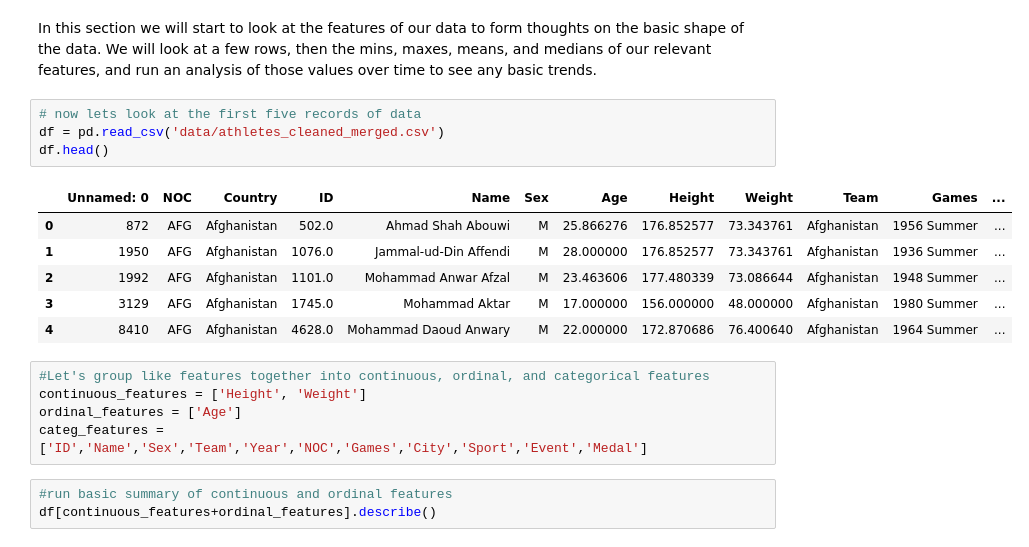
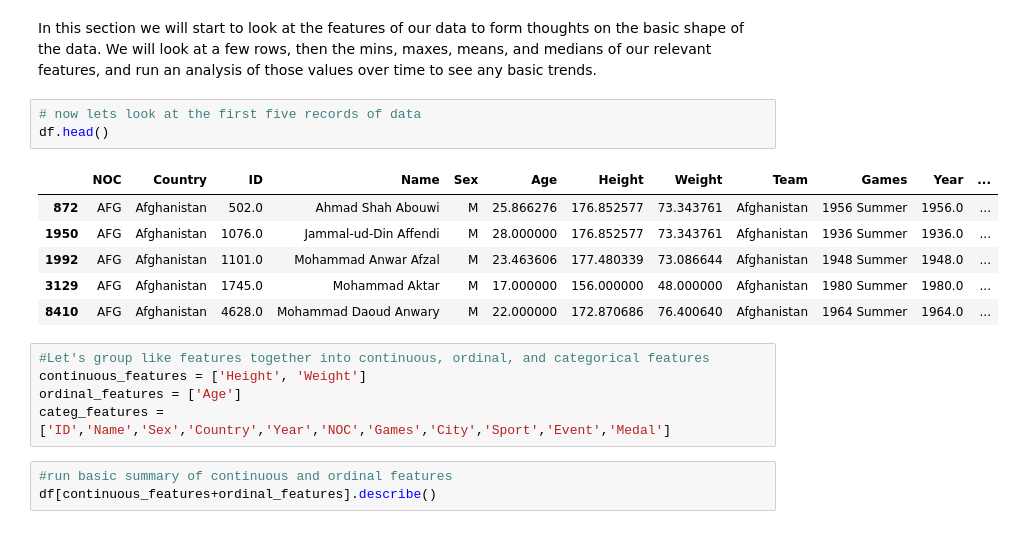
Before and after one commit to i4a/olympics, a Jupyter notebook: LabAssignmentOne.ipynb, the cells around one changed output. Drawn from its saved outputs; the diff is of its cells as text.

```diff
--- a/LabAssignmentOne.ipynb
+++ b/LabAssignmentOne.ipynb
@@ -226,20 +229,19 @@ sns.violinplot(x = 'Sex', y = 'Age', data = df)
 In this section we will start to look at the features of our data to form thoughts on the basic shape of the data. We will look at a few rows, then the mins, maxes, means, and medians of our relevant features, and run an analysis of those values over time to see any basic trends.
 # %%
 # now lets look at the first five records of data
-df = pd.read_csv('data/athletes_cleaned_merged.csv')
 df.head()
 # %% [output]
-|  | Unnamed: 0 | NOC | Country | ID | Name | Sex | Age | Height | Weight | Team | Games | ... |
-| 0 | 872 | AFG | Afghanistan | 502.0 | Ahmad Shah Abouwi | M | 25.866276 | 176.852577 | 73.343761 | Afghanistan | 1956 Summer | ... |
-| 1 | 1950 | AFG | Afghanistan | 1076.0 | Jammal-ud-Din Affendi | M | 28.000000 | 176.852577 | 73.343761 | Afghanistan | 1936 Summer | ... |
-| 2 | 1992 | AFG | Afghanistan | 1101.0 | Mohammad Anwar Afzal | M | 23.463606 | 177.480339 | 73.086644 | Afghanistan | 1948 Summer | ... |
-| 3 | 3129 | AFG | Afghanistan | 1745.0 | Mohammad Aktar | M | 17.000000 | 156.000000 | 48.000000 | Afghanistan | 1980 Summer | ... |
-| 4 | 8410 | AFG | Afghanistan | 4628.0 | Mohammad Daoud Anwary | M | 22.000000 | 172.870686 | 76.400640 | Afghanistan | 1964 Summer | ... |
+|  | NOC | Country | ID | Name | Sex | Age | Height | Weight | Team | Games | Year | ... |
+| 872 | AFG | Afghanistan | 502.0 | Ahmad Shah Abouwi | M | 25.866276 | 176.852577 | 73.343761 | Afghanistan | 1956 Summer | 1956.0 | ... |
+| 1950 | AFG | Afghanistan | 1076.0 | Jammal-ud-Din Affendi | M | 28.000000 | 176.852577 | 73.343761 | Afghanistan | 1936 Summer | 1936.0 | ... |
+| 1992 | AFG | Afghanistan | 1101.0 | Mohammad Anwar Afzal | M | 23.463606 | 177.480339 | 73.086644 | Afghanistan | 1948 Summer | 1948.0 | ... |
+| 3129 | AFG | Afghanistan | 1745.0 | Mohammad Aktar | M | 17.000000 | 156.000000 | 48.000000 | Afghanistan | 1980 Summer | 1980.0 | ... |
+| 8410 | AFG | Afghanistan | 4628.0 | Mohammad Daoud Anwary | M | 22.000000 | 172.870686 | 76.400640 | Afghanistan | 1964 Summer | 1964.0 | ... |
 # %%
 #Let's group like features together into continuous, ordinal, and categorical features
 continuous_features = ['Height', 'Weight']
 ordinal_features = ['Age']
-categ_features = ['ID','Name','Sex','Team','Year','NOC','Games','City','Sport','Event','Medal']
+categ_features = ['ID','Name','Sex','Country','Year','NOC','Games','City','Sport','Event','Medal']
 # %%
 #run basic summary of continuous and ordinal features
 df[continuous_features+ordinal_features].describe()
```
Also changed, not shown: parts of 36 cells of this notebook.
